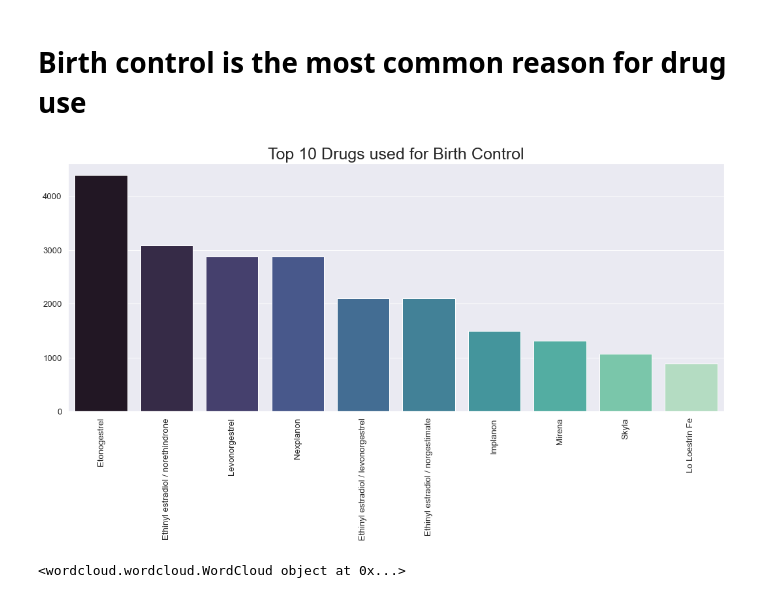
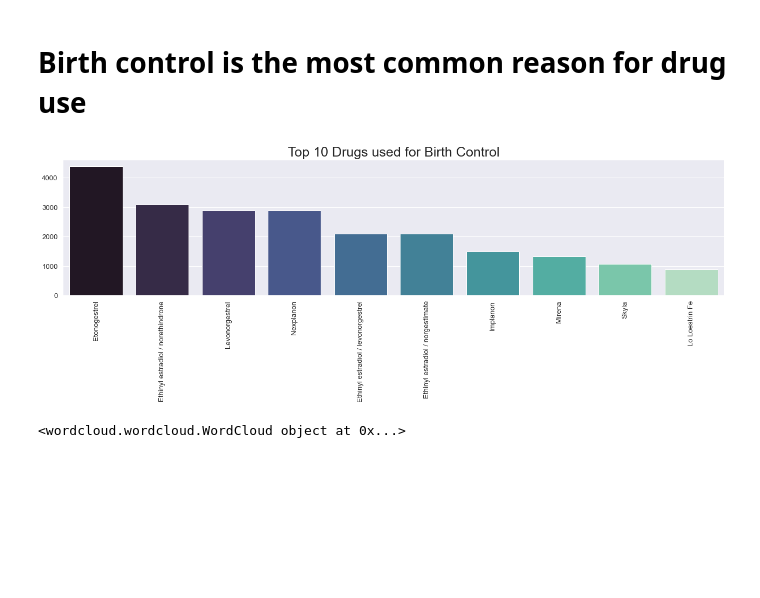
Before and after one commit to Cpizzle1/drug_sentiment_analysis, a Jupyter notebook: notebooks/eda.ipynb, the cells around one changed output. Saved outputs shown, nothing was run; the diff lists cells and outputs as text; code cells hidden in the pictures; blank space fills up the shorter version.

```diff
--- a/notebooks/eda.ipynb
+++ b/notebooks/eda.ipynb
@@ -229,14 +231,15 @@ plt.savefig('top10_conditions_for_drugs.png');
 # %%
 df1 = data[data['condition'] == 'Birth Control']['drugName'].value_counts()[0: 10]
 sns.set(font_scale = 1.2, style = 'darkgrid')
 
 sns_ = sns.barplot(x = df1.index, y = df1.values, palette = 'mako')
 # sns_.set_xlabel('Drug Names')
 sns_.set_title("Top 10 Drugs used for Birth Control", fontsize = 25)
 plt.setp(sns_.get_xticklabels(), rotation = 90)
+plt.tight_layout()
 plt.savefig('top_drugs_for_birth_control.png');
 # %% [output]
-[figure, old version]
+[figure, new version]
 # %%
 wordcloud = WordCloud(background_color = 'blue', stopwords = stopwords, width = 1200, height = 800).generate(str(data['review']))
 
```
Also changed, not shown: parts of 3 cells of this notebook, 1 other file.
